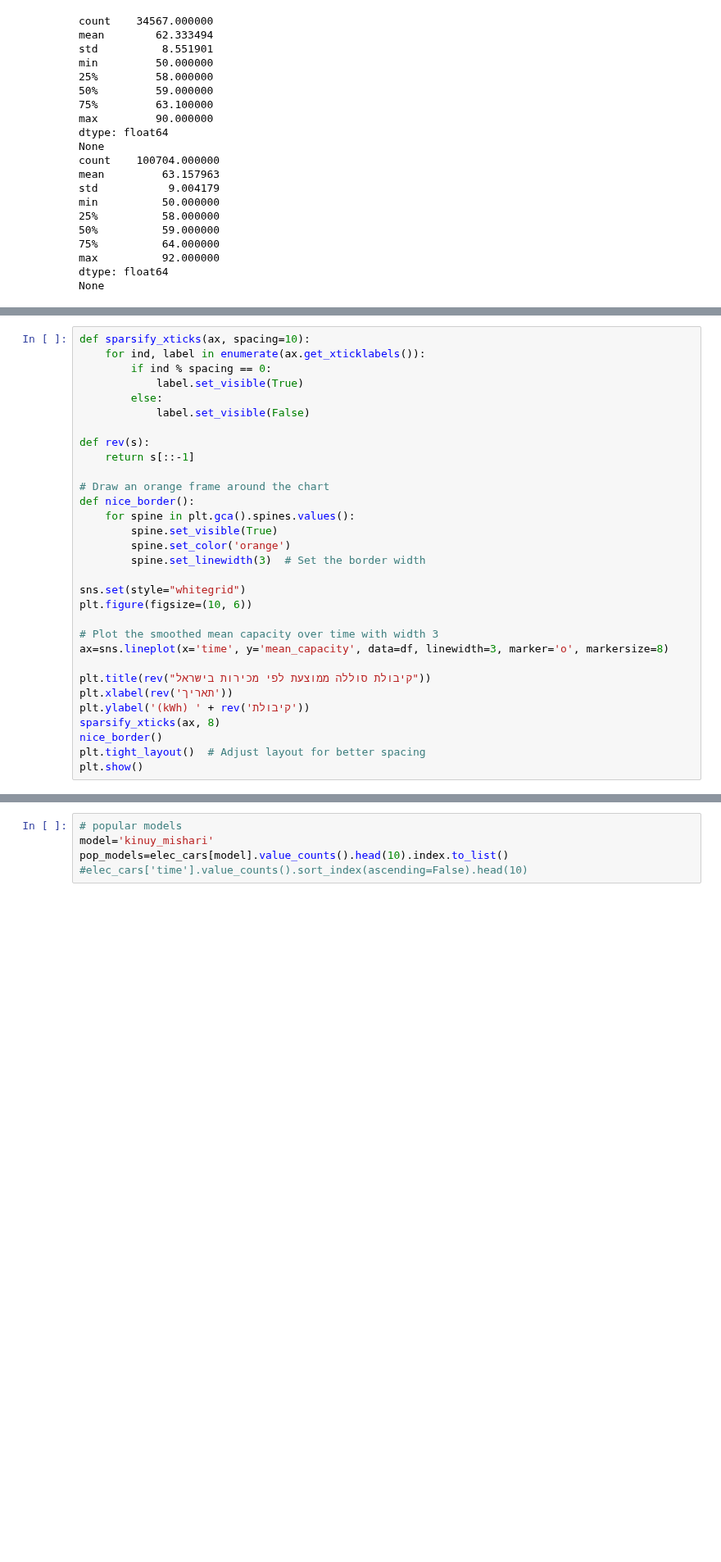
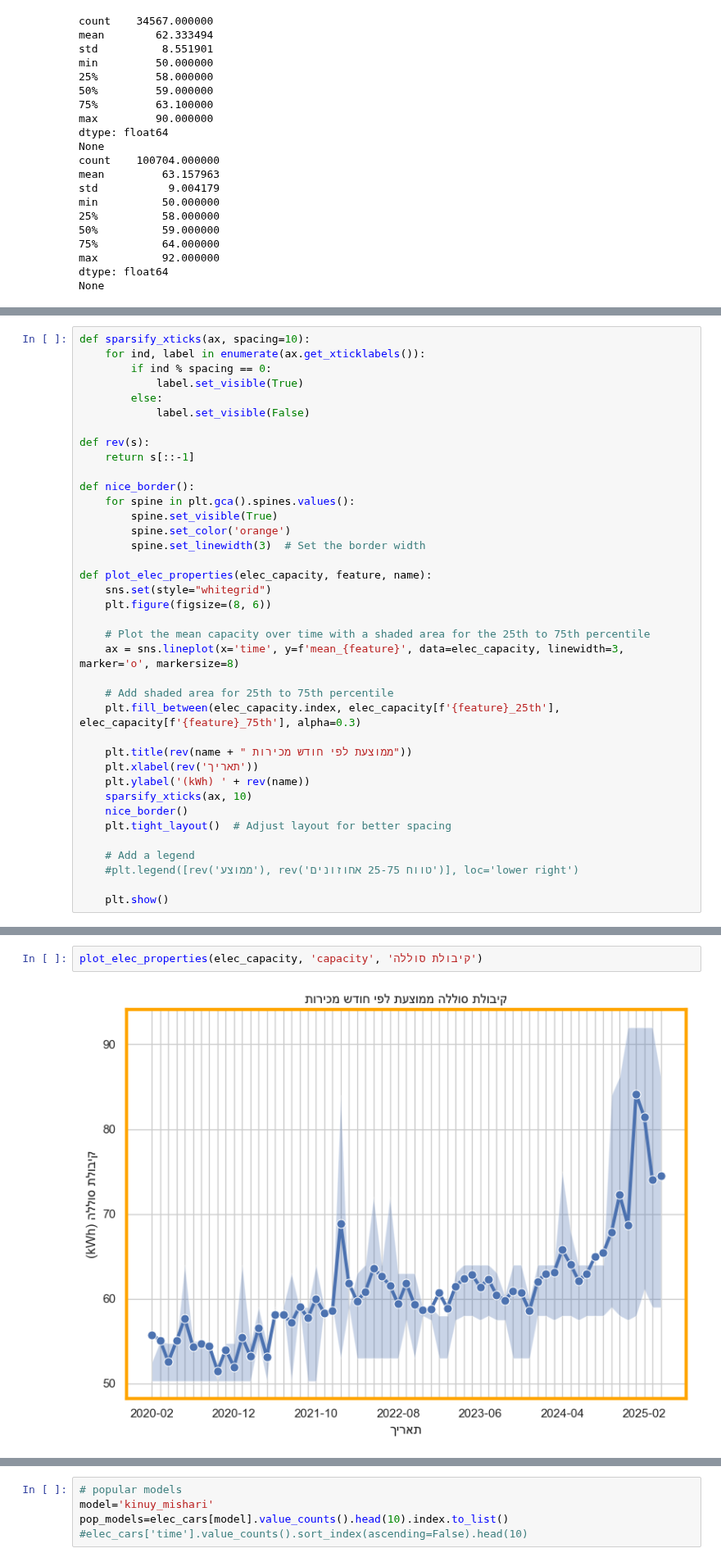
Before and after one commit to dpelleg/notebooks, a Jupyter notebook: charts/code/electric_capacity.ipynb, the cells around one changed output, grey strips where cells are left out. Shown at 82% size. Drawn from its saved outputs; the diff is of its cells as text; blank space fills up the shorter version.

```diff
--- a/charts/code/electric_capacity.ipynb
+++ b/charts/code/electric_capacity.ipynb
@@ -443,23 +302,30 @@ def sparsify_xticks(ax, spacing=10):
 def rev(s):
     return s[::-1]
 
-# Draw an orange frame around the chart
 def nice_border():
     for spine in plt.gca().spines.values():
         spine.set_visible(True)
         spine.set_color('orange')
         spine.set_linewidth(3)  # Set the border width
 
-sns.set(style="whitegrid")
-plt.figure(figsize=(10, 6))
+def plot_elec_properties(elec_capacity, feature, name):
+    sns.set(style="whitegrid")
+    plt.figure(figsize=(8, 6))
 
-# Plot the smoothed mean capacity over time with width 3
-ax=sns.lineplot(x='time', y='mean_capacity', data=df, linewidth=3, marker='o', markersize=8)
+    # Plot the mean capacity over time with a shaded area for the 25th to 75th percentile
+    ax = sns.lineplot(x='time', y=f'mean_{feature}', data=elec_capacity, linewidth=3, marker='o', markersize=8)
 
-plt.title(rev("קיבולת סוללה ממוצעת לפי מכירות בישראל"))
-plt.xlabel(rev('תאריך'))
-plt.ylabel('(kWh) ' + rev('קיבולת'))
-sparsify_xticks(ax, 8)
-nice_border()
-plt.tight_layout()  # Adjust layout for better spacing
-plt.show()
+    # Add shaded area for 25th to 75th percentile
+    plt.fill_between(elec_capacity.index, elec_capacity[f'{feature}_25th'], elec_capacity[f'{feature}_75th'], alpha=0.3)
+
+    plt.title(rev(name + " ממוצעת לפי חודש מכירות"))
+    plt.xlabel(rev('תאריך'))
+    plt.ylabel('(kWh) ' + rev(name))
+    sparsify_xticks(ax, 10)
+    nice_border()
+    plt.tight_layout()  # Adjust layout for better spacing
+
+    # Add a legend
+    #plt.legend([rev('ממוצע'), rev('טווח 25-75 אחוזונים')], loc='lower right')
+
+    plt.show()
@@ -481,0 +332,4 @@ plt.show()
+# %%
+plot_elec_properties(elec_capacity, 'capacity', 'קיבולת סוללה')
+# %% [output]
+[figure, added]
```
Also changed, not shown: parts of 37 cells of this notebook, 2 other files.
